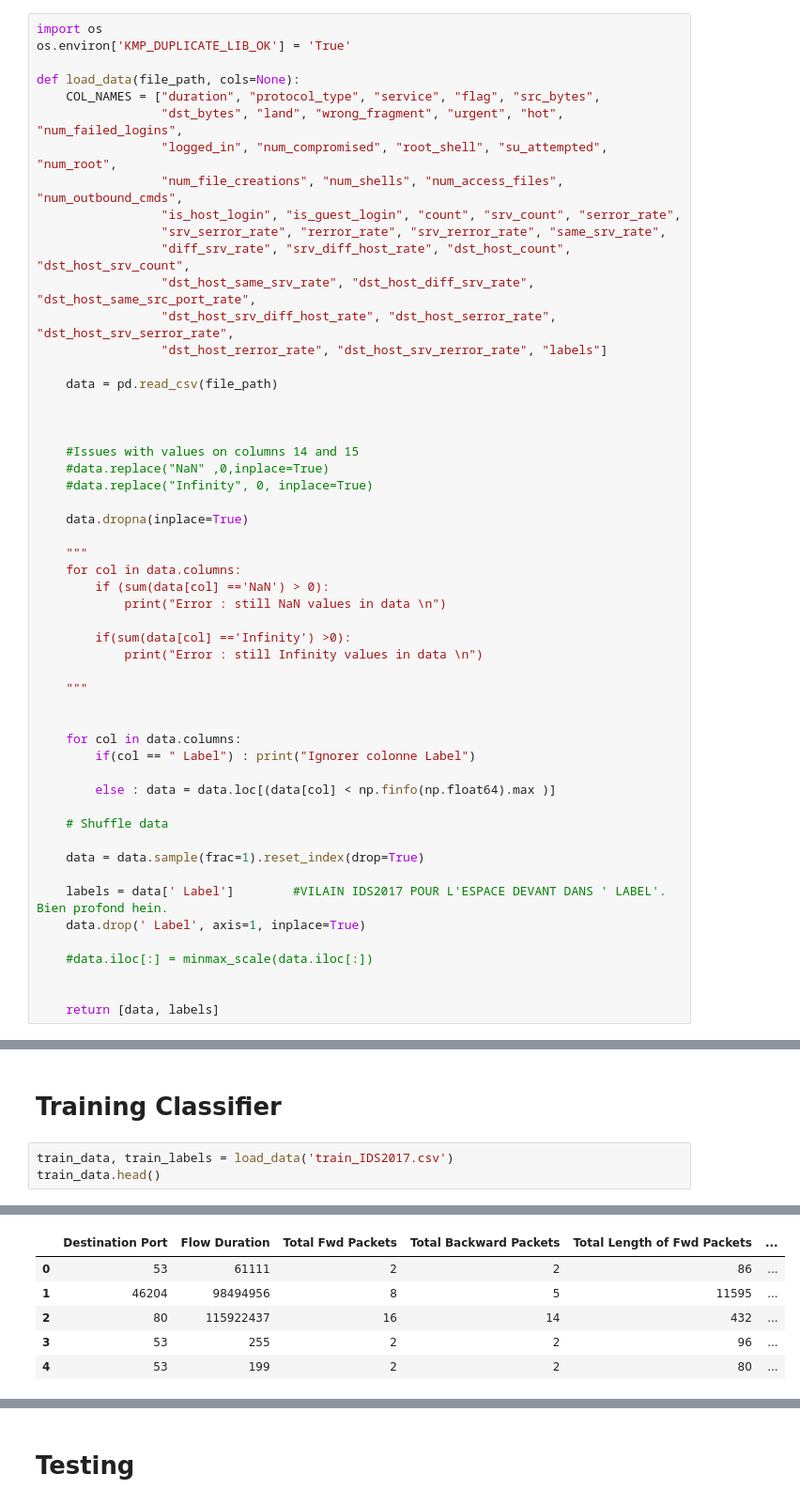
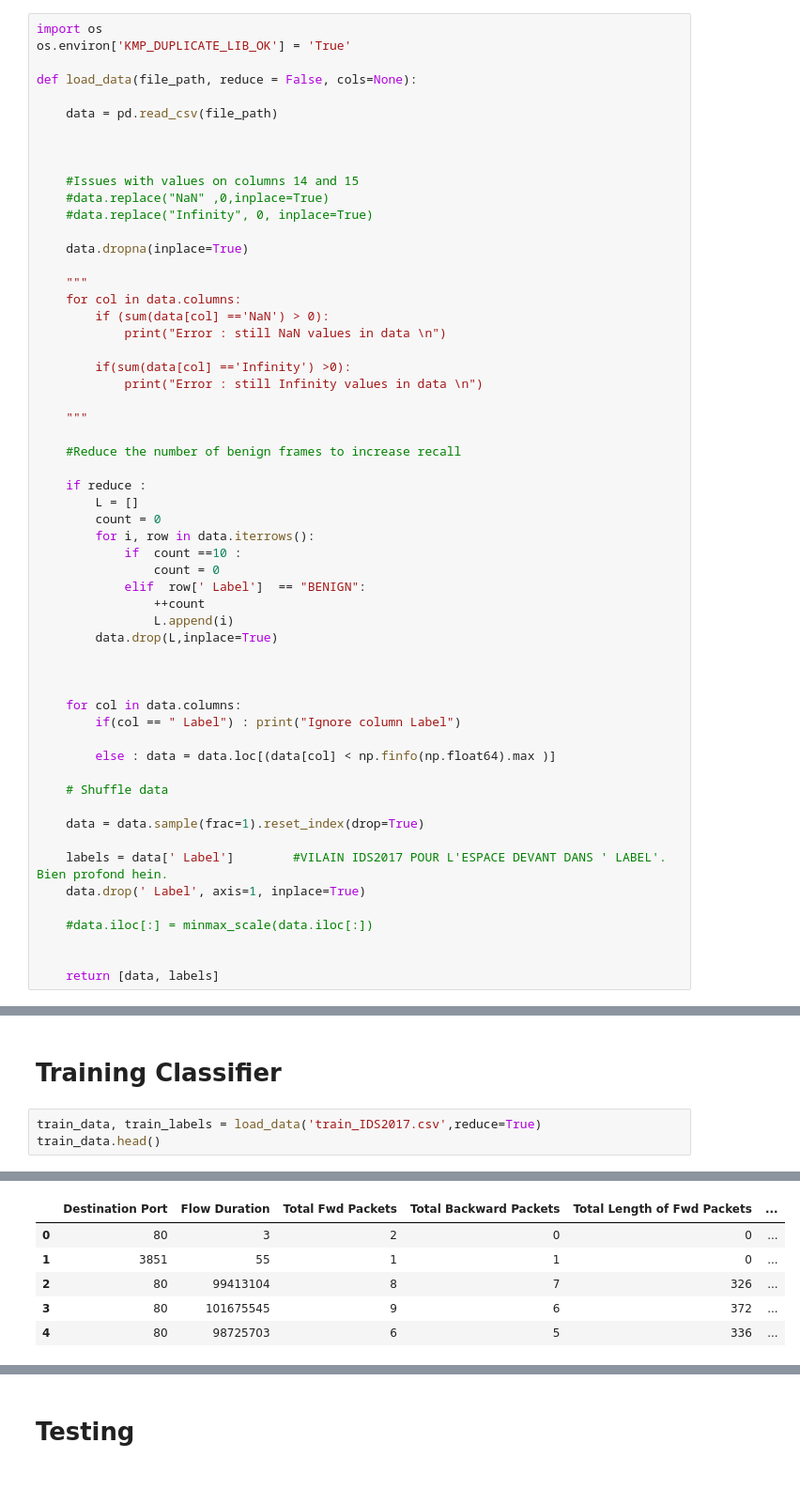
Before and after one commit to CyBearStudio/NeuralNetworkNSL-KDD, a Jupyter notebook: NeuralNetworks.ipynb, the cells around one changed output, grey strips where cells are left out. Shown at 94% size. Cells and saved outputs as stored; diff of their text form.

```diff
--- a/NeuralNetworks.ipynb
+++ b/NeuralNetworks.ipynb
@@ -15,17 +15,7 @@ Define a data loading function, categorical variables are converted into numeric
 import os
 os.environ['KMP_DUPLICATE_LIB_OK'] = 'True'
 
-def load_data(file_path, cols=None):
-    COL_NAMES = ["duration", "protocol_type", "service", "flag", "src_bytes",
-                 "dst_bytes", "land", "wrong_fragment", "urgent", "hot", "num_failed_logins",
-                 "logged_in", "num_compromised", "root_shell", "su_attempted", "num_root",
-                 "num_file_creations", "num_shells", "num_access_files", "num_outbound_cmds",
-                 "is_host_login", "is_guest_login", "count", "srv_count", "serror_rate",
-                 "srv_serror_rate", "rerror_rate", "srv_rerror_rate", "same_srv_rate",
-                 "diff_srv_rate", "srv_diff_host_rate", "dst_host_count", "dst_host_srv_count",
-                 "dst_host_same_srv_rate", "dst_host_diff_srv_rate", "dst_host_same_src_port_rate",
-                 "dst_host_srv_diff_host_rate", "dst_host_serror_rate", "dst_host_srv_serror_rate",
-                 "dst_host_rerror_rate", "dst_host_srv_rerror_rate", "labels"]
+def load_data(file_path, reduce = False, cols=None):
 
     data = pd.read_csv(file_path)
 
@@ -47,9 +37,23 @@ def load_data(file_path, cols=None):
 
     """
 
+    #Reduce the number of benign frames to increase recall
+
+    if reduce :
+        L = []
+        count = 0
+        for i, row in data.iterrows():
+            if  count ==10 :
+                count = 0
+            elif  row[' Label']  == "BENIGN":
+                ++count
+                L.append(i)
+        data.drop(L,inplace=True)
+
+
 
     for col in data.columns:
-        if(col == " Label") : print("Ignorer colonne Label")
+        if(col == " Label") : print("Ignore column Label")
 
         else : data = data.loc[(data[col] < np.finfo(np.float64).max )]
 
@@ -198,6 +261,6 @@ def test_clf(test_data, test_labels, clf):
 # %% [markdown]
 # Training Classifier
 # %%
-train_data, train_labels = load_data('train_IDS2017.csv')
+train_data, train_labels = load_data('train_IDS2017.csv',reduce=True)
 train_data.head()
 # %% [output]
@@ -205,9 +268,9 @@ Ignorer colonne Label
 |  | Destination Port | Flow Duration | Total Fwd Packets | Total Backward Packets | Total Length of Fwd Packets | ... |
-| 0 | 53 | 61111 | 2 | 2 | 86 | ... |
-| 1 | 46204 | 98494956 | 8 | 5 | 11595 | ... |
-| 2 | 80 | 115922437 | 16 | 14 | 432 | ... |
-| 3 | 53 | 255 | 2 | 2 | 96 | ... |
-| 4 | 53 | 199 | 2 | 2 | 80 | ... |
+| 0 | 80 | 3 | 2 | 0 | 0 | ... |
+| 1 | 3851 | 55 | 1 | 1 | 0 | ... |
+| 2 | 80 | 99413104 | 8 | 7 | 326 | ... |
+| 3 | 80 | 101675545 | 9 | 6 | 372 | ... |
+| 4 | 80 | 98725703 | 6 | 5 | 336 | ... |
 5 rows × 78 columns
 # %%
 print(train_data.shape)
```
Also changed, not shown: parts of 10 cells of this notebook.
